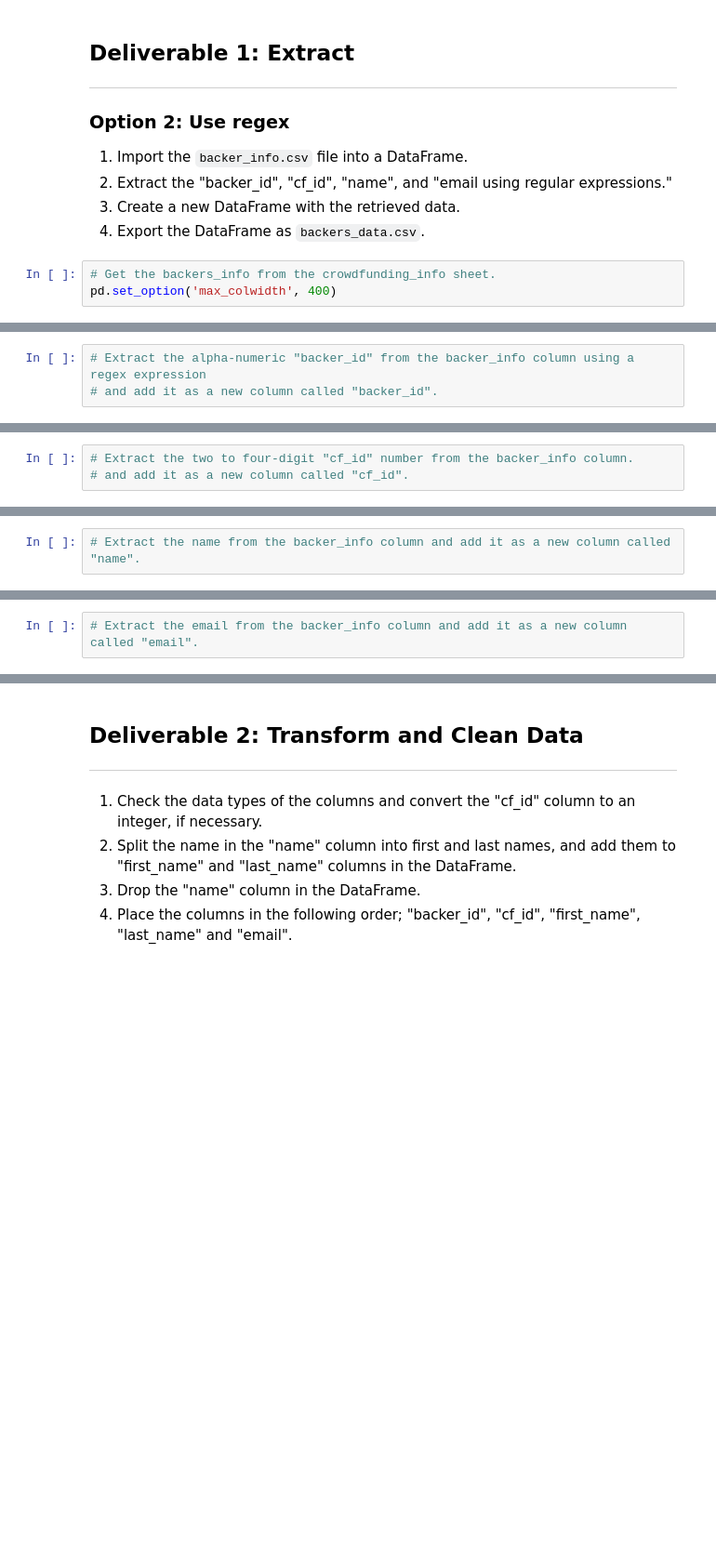
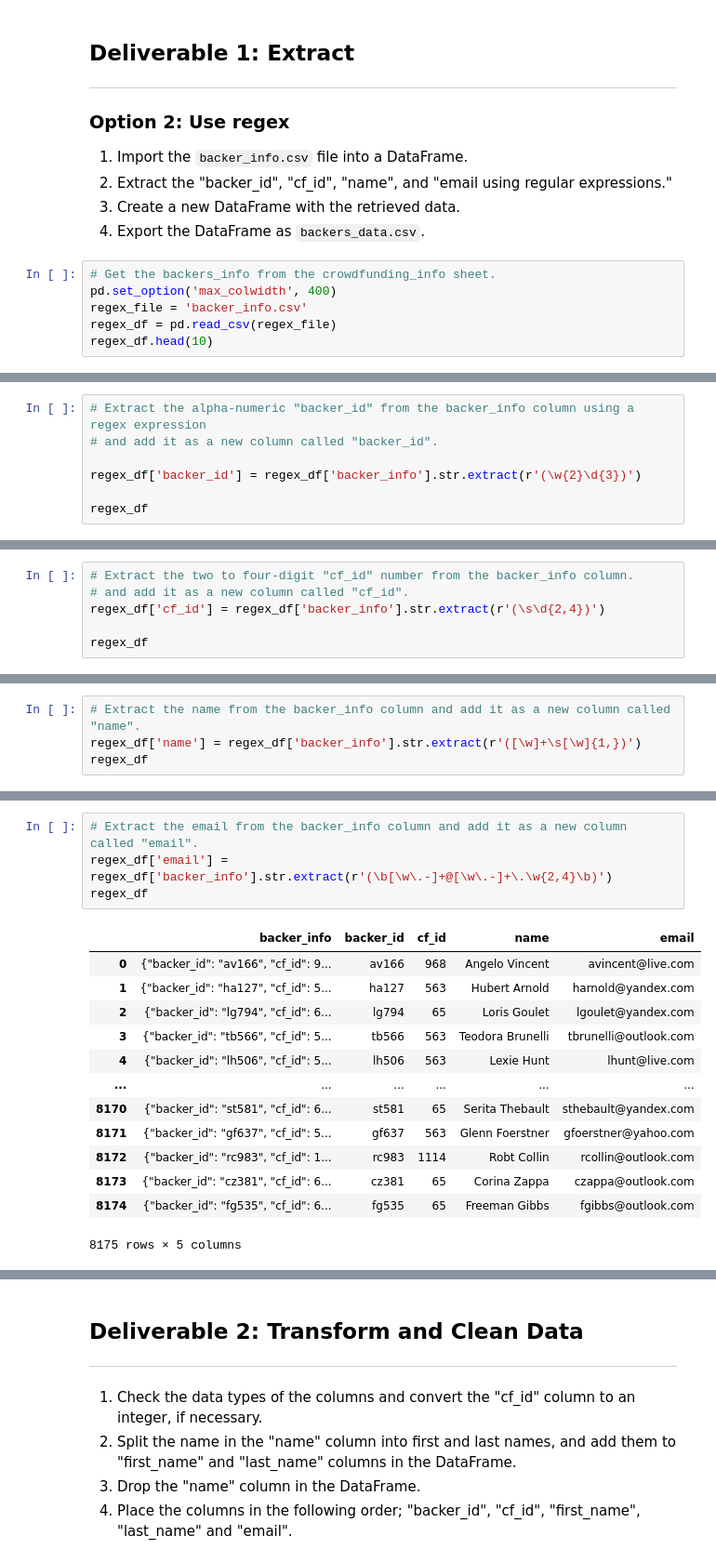
Before and after one commit to hakeem235/Crowdfunding-ETL, a Jupyter notebook: Extract-Transform_final_code.ipynb, the cells around one changed output, grey strips where cells are left out. Shown: that part at 93% size. Saved outputs shown, nothing was run; the diff lists cells and outputs as text; blank space fills up the shorter version.

```diff
--- a/Extract-Transform_final_code.ipynb
+++ b/Extract-Transform_final_code.ipynb
@@ -76,3 +77,6 @@ df.to_csv('backers_data.csv', encoding='utf8', index=False)
 # %%
 # Get the backers_info from the crowdfunding_info sheet.
 pd.set_option('max_colwidth', 400)
+regex_file = 'backer_info.csv'
+regex_df = pd.read_csv(regex_file)
+regex_df.head(10)
@@ -79,3 +95,7 @@ pd.set_option('max_colwidth', 400)
 # %%
 # Extract the alpha-numeric "backer_id" from the backer_info column using a regex expression
 # and add it as a new column called "backer_id".
+
+regex_df['backer_id'] = regex_df['backer_info'].str.extract(r'(\w{2}\d{3})')
+
+regex_df
@@ -82,3 +116,6 @@ pd.set_option('max_colwidth', 400)
 # %%
 # Extract the two to four-digit "cf_id" number from the backer_info column.
 # and add it as a new column called "cf_id".
+regex_df['cf_id'] = regex_df['backer_info'].str.extract(r'(\s\d{2,4})')
+
+regex_df
@@ -85,2 +136,4 @@ pd.set_option('max_colwidth', 400)
 # %%
 # Extract the name from the backer_info column and add it as a new column called "name".
+regex_df['name'] = regex_df['backer_info'].str.extract(r'([\w]+\s[\w]{1,})')
+regex_df
@@ -87,4 +154,20 @@ pd.set_option('max_colwidth', 400)
 # %%
 # Extract the email from the backer_info column and add it as a new column called "email".
+regex_df['email'] = regex_df['backer_info'].str.extract(r'(\b[\w\.-]+@[\w\.-]+\.\w{2,4}\b)')
+regex_df
+# %% [output]
+|  | backer_info | backer_id | cf_id | name | email |
+| 0 | {"backer_id": "av166", "cf_id": 9... | av166 | 968 | Angelo Vincent | avincent@live.com |
+| 1 | {"backer_id": "ha127", "cf_id": 5... | ha127 | 563 | Hubert Arnold | harnold@yandex.com |
+| 2 | {"backer_id": "lg794", "cf_id": 6... | lg794 | 65 | Loris Goulet | lgoulet@yandex.com |
+| 3 | {"backer_id": "tb566", "cf_id": 5... | tb566 | 563 | Teodora Brunelli | tbrunelli@outlook.com |
+| 4 | {"backer_id": "lh506", "cf_id": 5... | lh506 | 563 | Lexie Hunt | lhunt@live.com |
+| ... | ... | ... | ... | ... | ... |
+| 8170 | {"backer_id": "st581", "cf_id": 6... | st581 | 65 | Serita Thebault | sthebault@yandex.com |
+| 8171 | {"backer_id": "gf637", "cf_id": 5... | gf637 | 563 | Glenn Foerstner | gfoerstner@yahoo.com |
+| 8172 | {"backer_id": "rc983", "cf_id": 1... | rc983 | 1114 | Robt Collin | rcollin@outlook.com |
+| 8173 | {"backer_id": "cz381", "cf_id": 6... | cz381 | 65 | Corina Zappa | czappa@outlook.com |
+| 8174 | {"backer_id": "fg535", "cf_id": 6... | fg535 | 65 | Freeman Gibbs | fgibbs@outlook.com |
+8175 rows × 5 columns
 # %%
 # Create a new DataFrame with the appropriate columns.
```
Also changed, not shown: parts of 7 cells of this notebook, 5 other files.
